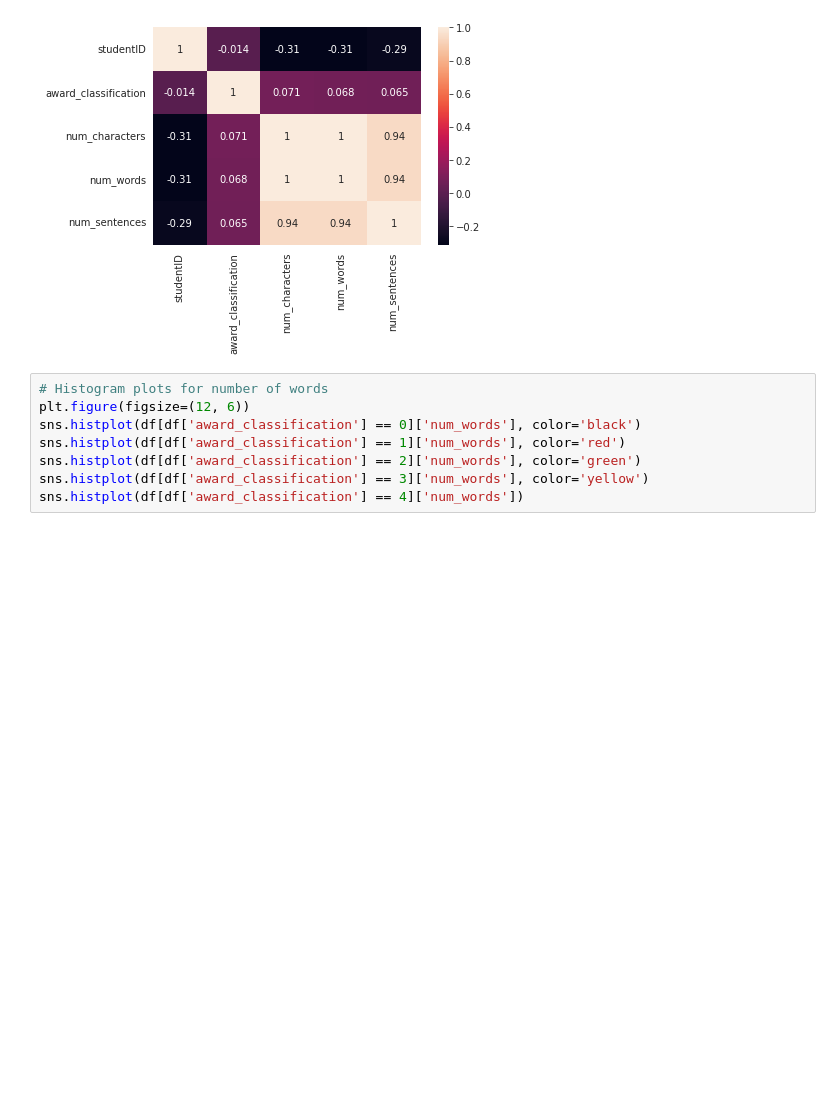
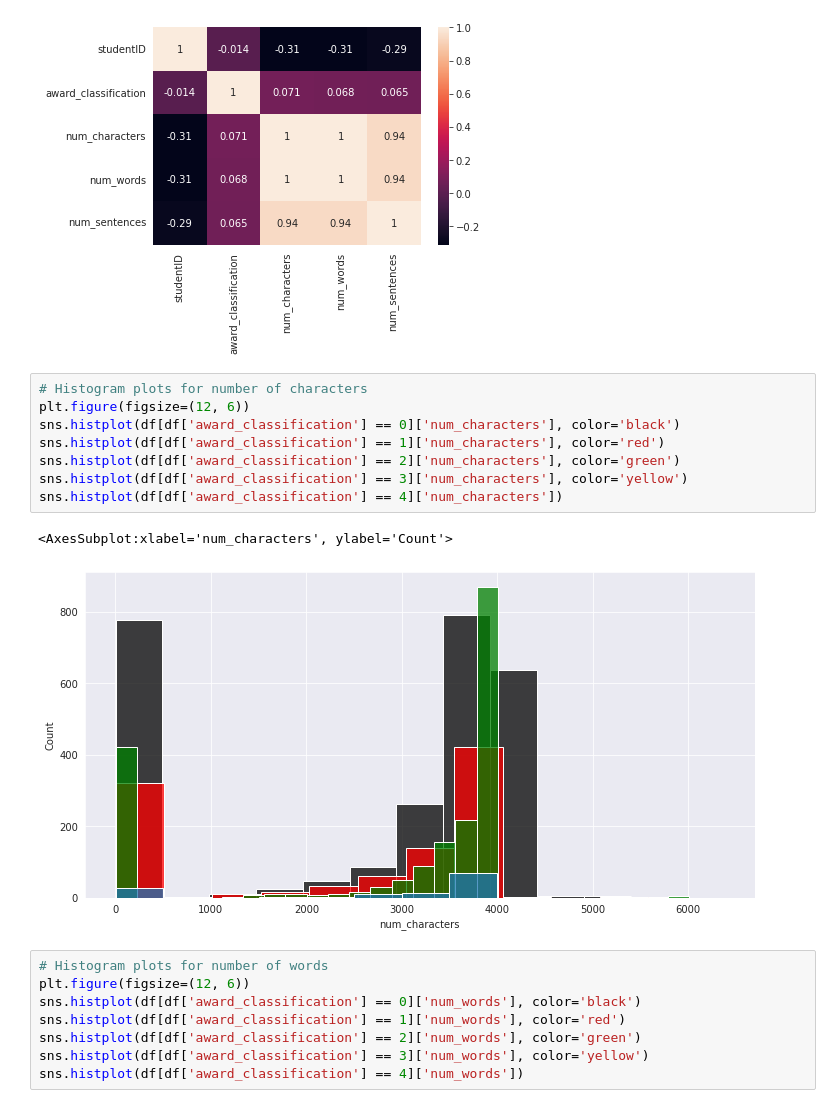
Before and after one commit to Abbracx/personal-statement-analysis, a Jupyter notebook: Personal statement analysis.ipynb, the cells around one changed output. Cells and saved outputs as stored; diff of their text form; blank space fills up the shorter version.

```diff
--- a/Personal statement analysis.ipynb
+++ b/Personal statement analysis.ipynb
@@ -447,6 +447,17 @@ sns.heatmap(df.corr(), annot=True)
 # %% [output]
 <AxesSubplot:>
 [figure]
+# %%
+# Histogram plots for number of characters
+plt.figure(figsize=(12, 6))
+sns.histplot(df[df['award_classification'] == 0]['num_characters'], color='black')
+sns.histplot(df[df['award_classification'] == 1]['num_characters'], color='red')
+sns.histplot(df[df['award_classification'] == 2]['num_characters'], color='green')
+sns.histplot(df[df['award_classification'] == 3]['num_characters'], color='yellow')
+sns.histplot(df[df['award_classification'] == 4]['num_characters'])
+# %% [output]
+<AxesSubplot:xlabel='num_characters', ylabel='Count'>
+[figure, added]
 # %%
 # Histogram plots for number of words
 plt.figure(figsize=(12, 6))
```
Also changed, not shown: parts of 25 cells of this notebook.
